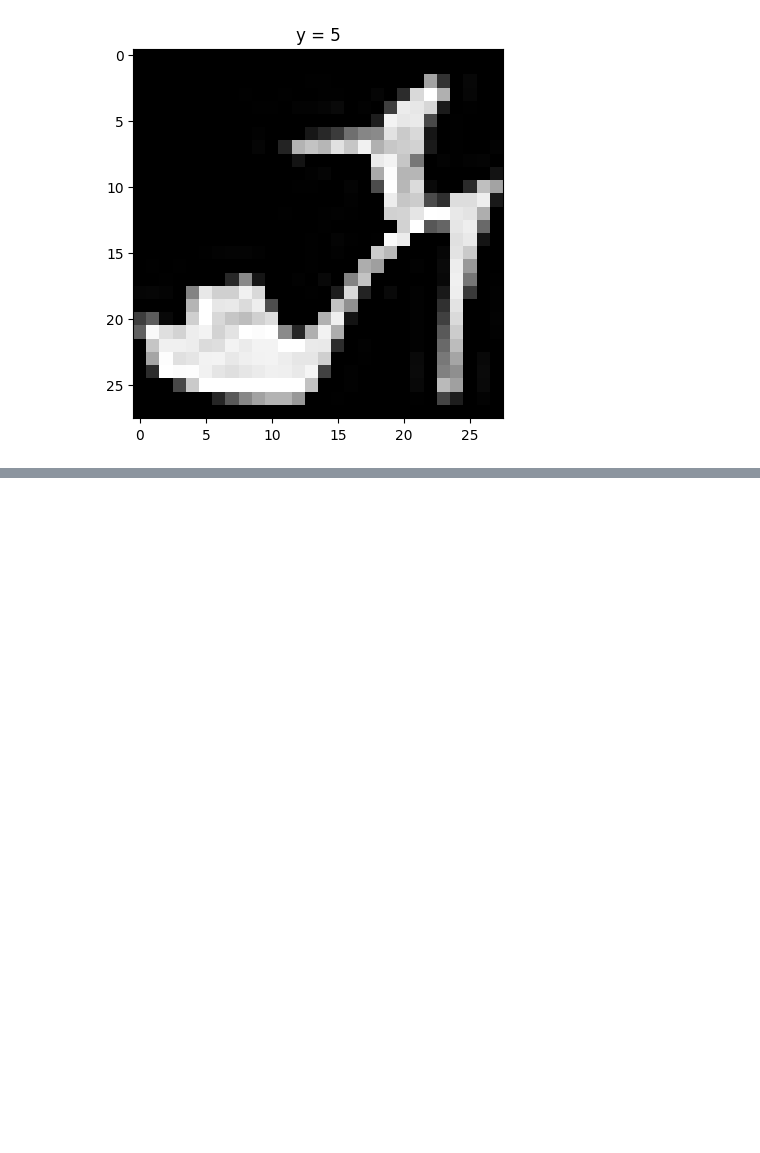
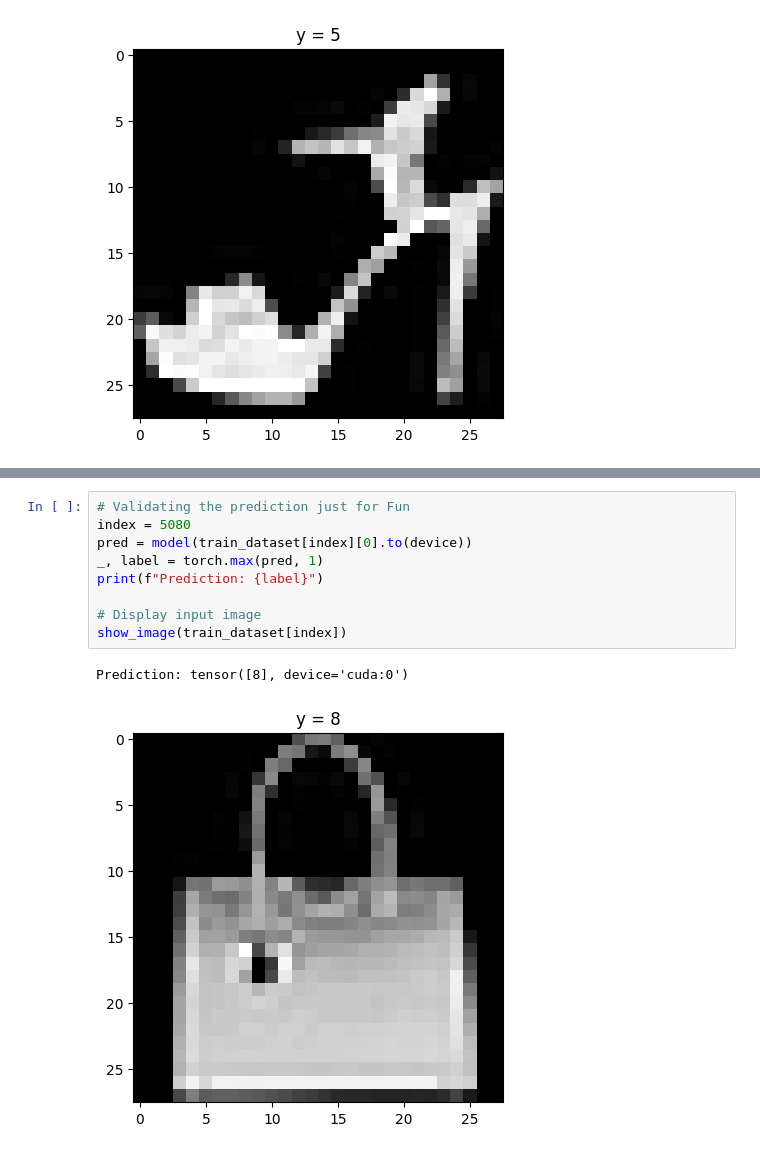
Before and after one commit to Haseebwaheedkhan/MNIST-classifier-using-CNN, a Jupyter notebook: MNIST-data-classifier.ipynb, the cells around one changed output, grey strips where cells are left out. Saved outputs shown, nothing was run; the diff lists cells and outputs as text; blank space fills up the shorter version.

```diff
--- a/MNIST-data-classifier.ipynb
+++ b/MNIST-data-classifier.ipynb
@@ -219,0 +283,12 @@ fig.tight_layout()
+# %%
+# Validating the prediction just for Fun
+index = 5080
+pred = model(train_dataset[index][0].to(device))
+_, label = torch.max(pred, 1)
+print(f"Prediction: {label}")
+
+# Display input image
+show_image(train_dataset[index])
+# %% [output]
+Prediction: tensor([8], device='cuda:0')
+[figure, added]
```
Also changed, not shown: parts of 15 cells of this notebook.
